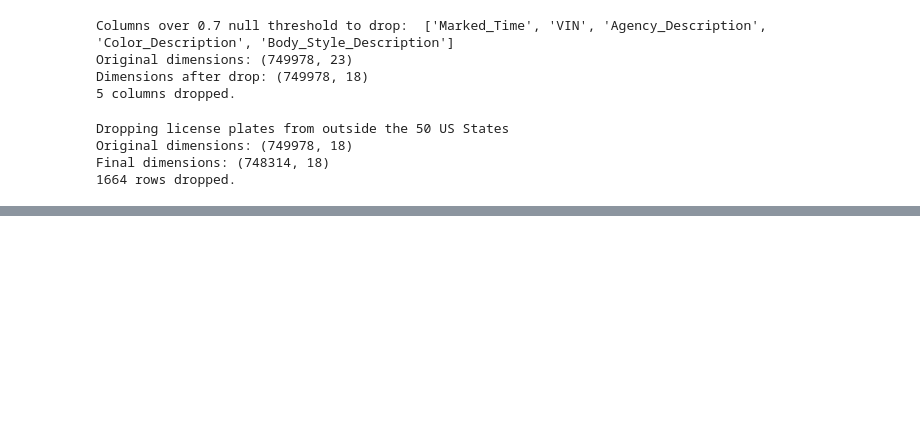
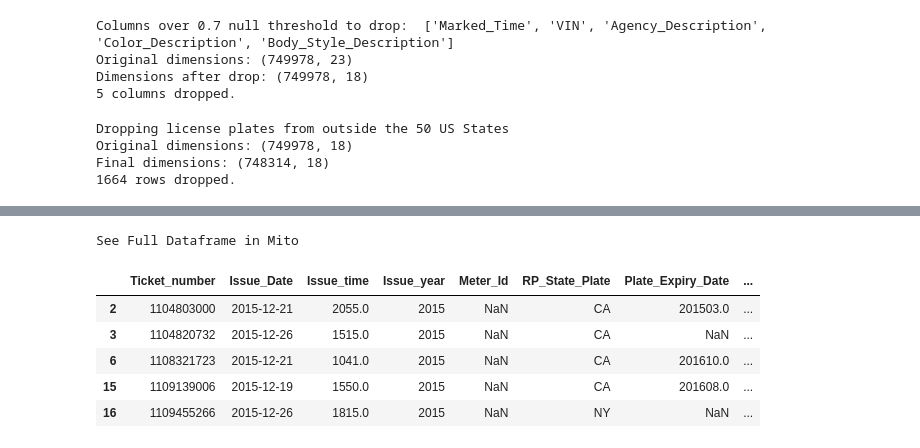
Before and after one commit to Jared-Godar/python-project-cgi, a Jupyter notebook: scratch_pad.ipynb, the cells around one changed output, grey strips where cells are left out. Drawn from its saved outputs; the diff is of its cells as text; code cells hidden in the pictures; blank space fills up the shorter version.

```diff
--- a/scratch_pad.ipynb
+++ b/scratch_pad.ipynb
@@ -83,3 +92,22 @@ df.head()
 | 16 | 1109455266 | 2015-12-26 | 1815.0 | NaN | NY | NaN | TOYO | ... |
 # %%
 df.to_csv('jag_exercise1.csv')
+# %%
+# Put issue year column next to issue date
+df_columns = [col for col in df.columns if col != 'Issue_year']
+df_columns.insert(3, 'Issue_year')
+df=df[df_columns]
+# Put location  column next to address columns
+df_columns = [col for col in df.columns if col != 'Location']
+df_columns.insert(18, 'Location')
+df=df[df_columns]
+# %%
+df.head()
+# %% [output]
+See Full Dataframe in Mito
+|  | Ticket_number | Issue_Date | Issue_time | Issue_year | Meter_Id | RP_State_Plate | Plate_Expiry_Date | ... |
+| 2 | 1104803000 | 2015-12-21 | 2055.0 | 2015 | NaN | CA | 201503.0 | ... |
+| 3 | 1104820732 | 2015-12-26 | 1515.0 | 2015 | NaN | CA | NaN | ... |
+| 6 | 1108321723 | 2015-12-21 | 1041.0 | 2015 | NaN | CA | 201610.0 | ... |
+| 15 | 1109139006 | 2015-12-19 | 1550.0 | 2015 | NaN | CA | 201608.0 | ... |
+| 16 | 1109455266 | 2015-12-26 | 1815.0 | 2015 | NaN | NY | NaN | ... |
```
Also changed, not shown: parts of 5 cells of this notebook, 3 other files.
